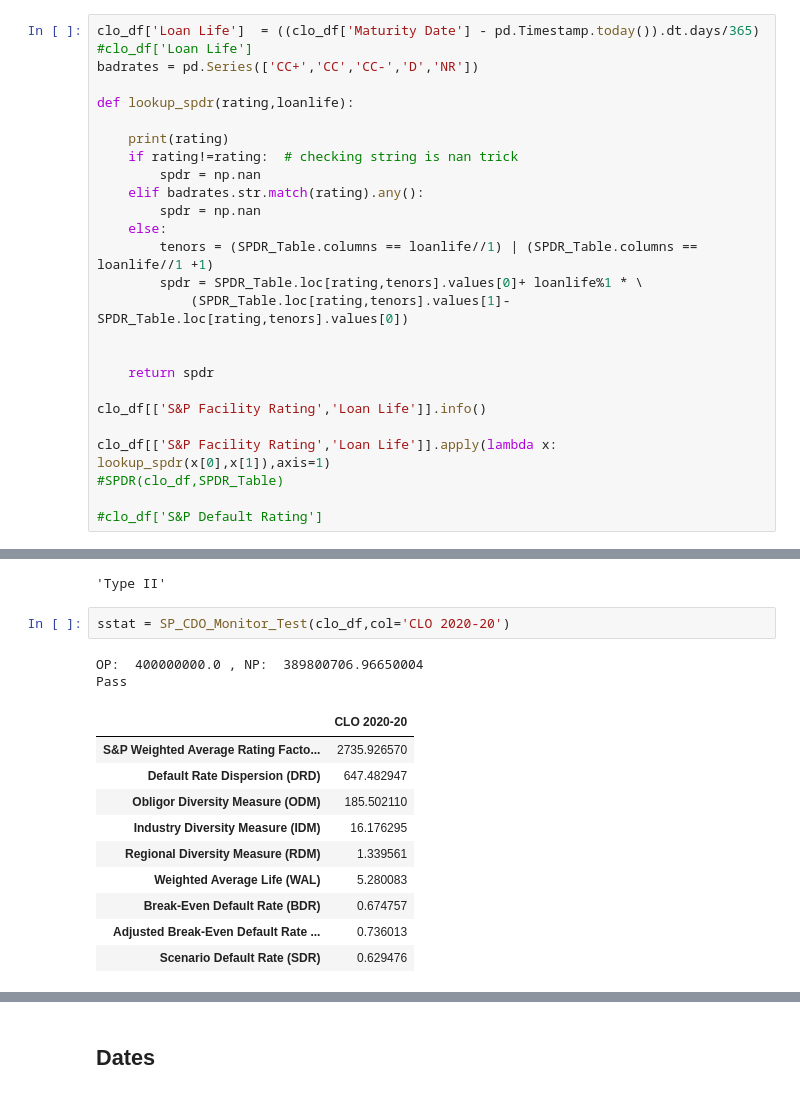
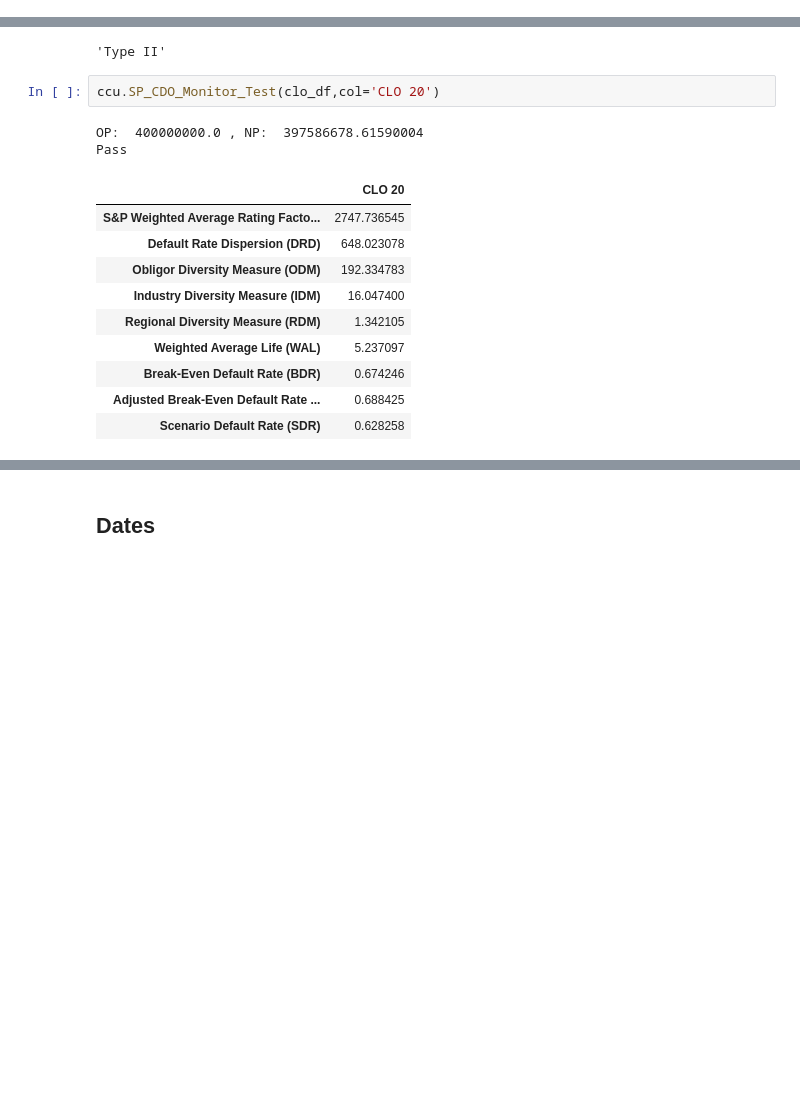
Before and after one commit to joshknechtel-gs/RM-IT, a Jupyter notebook: ComplianceChecks.ipynb, the cells around one changed output, grey strips where cells are left out. Saved outputs shown, nothing was run; the diff lists cells and outputs as text; blank space fills up the shorter version.

Commit message:
output, payment dates, more

```diff
--- a/ComplianceChecks.ipynb
+++ b/ComplianceChecks.ipynb
@@ -1413,26 +375,0 @@ SPDR(clo_df)
-# %%
-clo_df['Loan Life']  = ((clo_df['Maturity Date'] - pd.Timestamp.today()).dt.days/365)
-#clo_df['Loan Life']
-badrates = pd.Series(['CC+','CC','CC-','D','NR'])
-
-def lookup_spdr(rating,loanlife):
-
-    print(rating)
-    if rating!=rating:  # checking string is nan trick
-        spdr = np.nan
-    elif badrates.str.match(rating).any():
-        spdr = np.nan
-    else:
-        tenors = (SPDR_Table.columns == loanlife//1) | (SPDR_Table.columns == loanlife//1 +1)
-        spdr = SPDR_Table.loc[rating,tenors].values[0]+ loanlife%1 * \
-            (SPDR_Table.loc[rating,tenors].values[1]-SPDR_Table.loc[rating,tenors].values[0])
-
-
-    return spdr
-
-clo_df[['S&P Facility Rating','Loan Life']].info()
-
-clo_df[['S&P Facility Rating','Loan Life']].apply(lambda x: lookup_spdr(x[0],x[1]),axis=1)
-#SPDR(clo_df,SPDR_Table)
-
-#clo_df['S&P Default Rating']
@@ -1548,17 +434,17 @@ SP_CDO_Type('CLO 20')
 4.267761
 'Type II'
 # %%
-sstat = SP_CDO_Monitor_Test(clo_df,col='CLO 2020-20')
+ccu.SP_CDO_Monitor_Test(clo_df,col='CLO 20')
 # %% [output]
-OP:  400000000.0 , NP:  389800706.96650004
+OP:  400000000.0 , NP:  397586678.61590004
 Pass
-|  | CLO 2020-20 |
-| S&P Weighted Average Rating Facto... | 2735.926570 |
-| Default Rate Dispersion (DRD) | 647.482947 |
-| Obligor Diversity Measure (ODM) | 185.502110 |
-| Industry Diversity Measure (IDM) | 16.176295 |
-| Regional Diversity Measure (RDM) | 1.339561 |
-| Weighted Average Life (WAL) | 5.280083 |
-| Break-Even Default Rate (BDR) | 0.674757 |
-| Adjusted Break-Even Default Rate ... | 0.736013 |
-| Scenario Default Rate (SDR) | 0.629476 |
+|  | CLO 20 |
+| S&P Weighted Average Rating Facto... | 2747.736545 |
+| Default Rate Dispersion (DRD) | 648.023078 |
+| Obligor Diversity Measure (ODM) | 192.334783 |
+| Industry Diversity Measure (IDM) | 16.047400 |
+| Regional Diversity Measure (RDM) | 1.342105 |
+| Weighted Average Life (WAL) | 5.237097 |
+| Break-Even Default Rate (BDR) | 0.674246 |
+| Adjusted Break-Even Default Rate ... | 0.688425 |
+| Scenario Default Rate (SDR) | 0.628258 |
```
Also changed, not shown: parts of 72 cells of this notebook, 1 other file.
